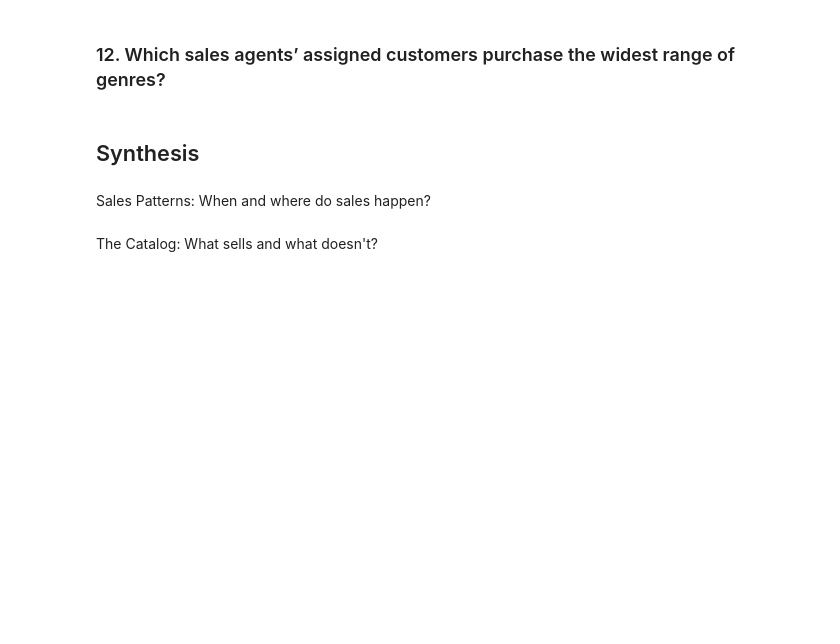
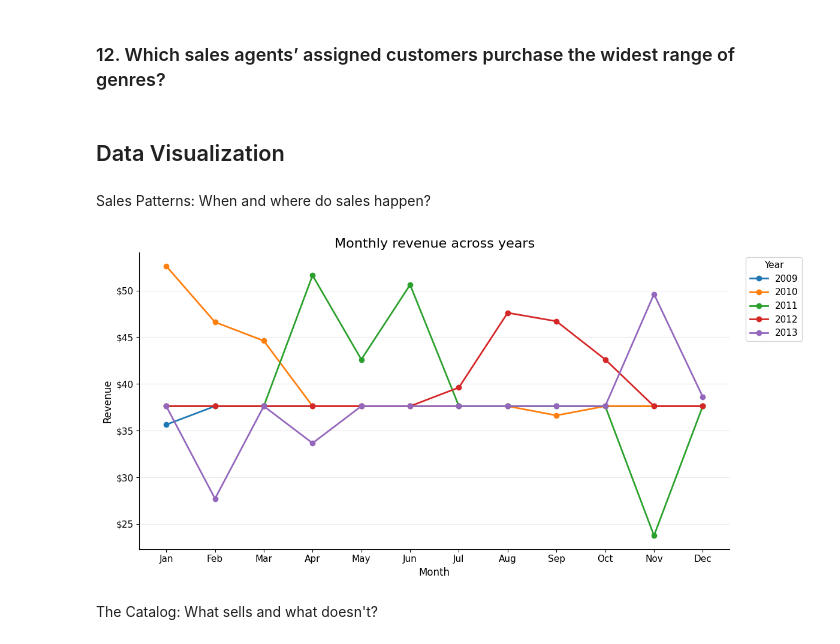
Before and after one commit to cnmi-ds-22/efitznm___Data-Science-Portfolio-C22, a Jupyter notebook: Modules/Module_3_SQL/Projects/Instructions/Project.3-SQL/SQL_1_Chinook_Phase_4.ipynb, the cells around one changed output. Cells and saved outputs as stored; diff of their text form; code cells hidden in the pictures; blank space fills up the shorter version.

```diff
--- a/Modules/Module_3_SQL/Projects/Instructions/Project.3-SQL/SQL_1_Chinook_Phase_4.ipynb
+++ b/Modules/Module_3_SQL/Projects/Instructions/Project.3-SQL/SQL_1_Chinook_Phase_4.ipynb
@@ -466,9 +467,63 @@ ORDER BY
     CombinedDistinctGenres DESC,
     AvgGenresPerCustomer DESC,
     SalesAgent;
-# %% [markdown]
-## Synthesis
+# %% [markdown]
+## Data Visualization
+# %%
+conn = db.connect("file:chinook.db?mode=ro", uri=True)
+
+plt.rcParams.update({
+    "figure.figsize": (11, 5),
+    "axes.spines.top": False,
+    "axes.spines.right": False,
+    "axes.titlesize": 16,
+    "axes.labelsize": 12,
+    "font.size": 11
+})
 # %% [markdown]
 Sales Patterns: When and where do sales happen?
+# %%
+query = """
+SELECT
+    strftime('%Y', InvoiceDate) AS Year,
+    CAST(strftime('%m', InvoiceDate) AS INTEGER) AS Month,
+    SUM(Total) AS Revenue
+FROM invoices
+GROUP BY Year, Month
+ORDER BY Year, Month;
+"""
+
+monthly_sales = pd.read_sql_query(query, conn)
+
+fig, ax = plt.subplots(figsize=(12, 6))
+
+for year, group in monthly_sales.groupby("Year"):
+    ax.plot(
+        group["Month"],
+        group["Revenue"],
+        marker="o",
+        linewidth=2,
+        label=year
+    )
+
+ax.set(
+    title="Monthly revenue across years",
+    xlabel="Month",
+    ylabel="Revenue",
+    xticks=range(1, 13),
+    xticklabels=[
+        "Jan", "Feb", "Mar", "Apr", "May", "Jun",
+        "Jul", "Aug", "Sep", "Oct", "Nov", "Dec"
+    ]
+)
+
+ax.yaxis.set_major_formatter(StrMethodFormatter("${x:,.0f}"))
+ax.grid(axis="y", alpha=0.25)
+ax.legend(title="Year", bbox_to_anchor=(1.02, 1), loc="upper left")
+
+plt.tight_layout()
+plt.show()
+# %% [output]
+[figure, added]
 # %% [markdown]
 The Catalog: What sells and what doesn't?
```
Also changed, not shown: parts of 6 cells of this notebook.
